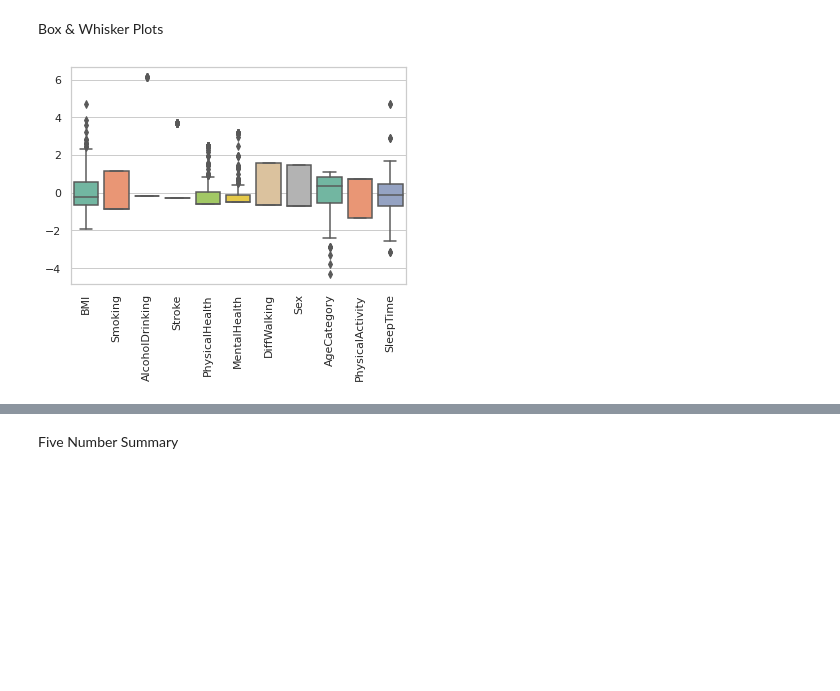
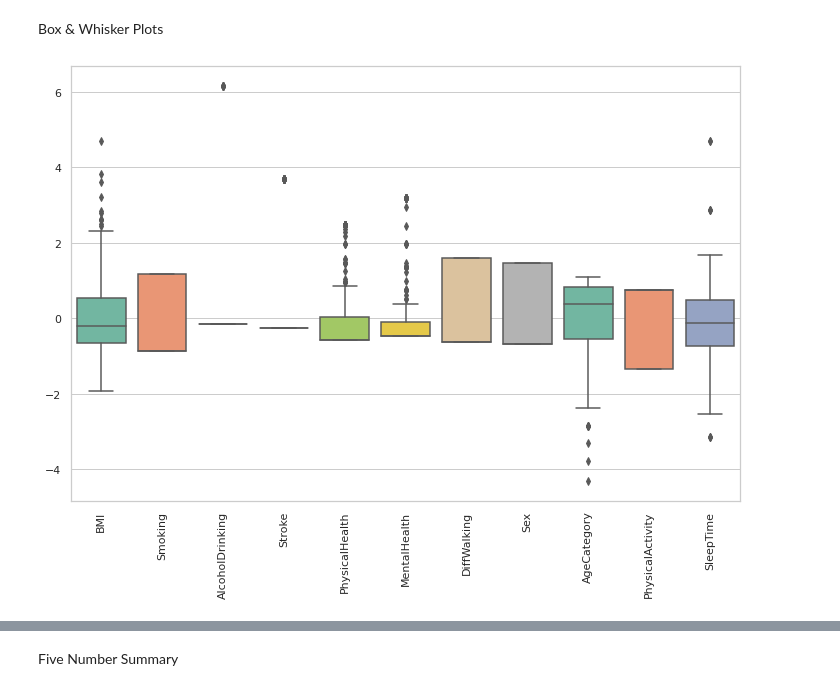
Before and after one commit to jpmaldonadoc/Project-6220, a Jupyter notebook: 6220_Project.ipynb, the cells around one changed output, grey strips where cells are left out. Cells and saved outputs as stored; diff of their text form; code cells hidden in the pictures; blank space fills up the shorter version.

```diff
--- a/6220_Project.ipynb
+++ b/6220_Project.ipynb
@@ -197,10 +197,11 @@ plt.show()
 Box & Whisker Plots
 # %%
 ax = plt.figure()
+plt.gcf().set_size_inches(12, 8)
 ax = sns.boxplot(data=df, orient="v", palette="Set2")
 ax.set_xticklabels(ax.get_xticklabels(),rotation=90);
 # %% [output]
-[figure, old version]
+[figure, new version]
 # %%
 # Use swarmplot() or stripplot to show the datapoints on top of the boxes:
 #plt. figure()
```
Also changed, not shown: parts of 21 cells of this notebook.
